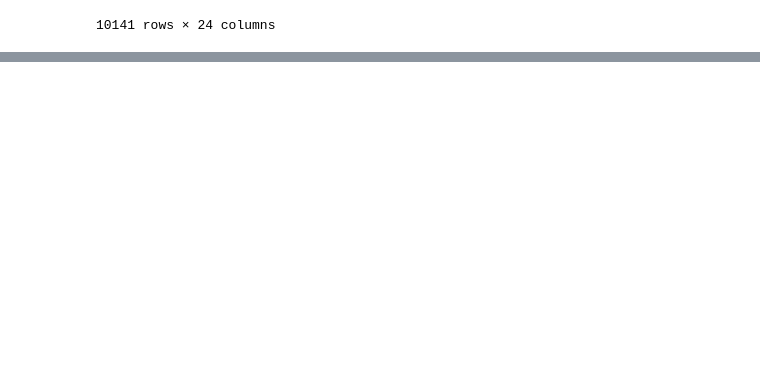
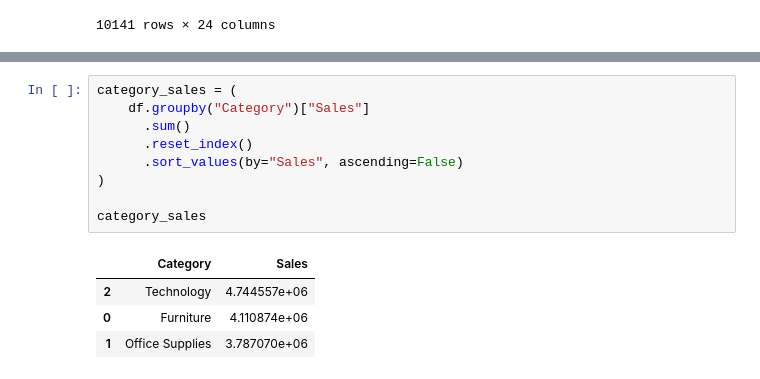
Before and after one commit to AiWriter404/sql-style-business-analysis, a Jupyter notebook: sql-style-business-analysis.ipynb, the cells around one changed output, grey strips where cells are left out. Drawn from its saved outputs; the diff is of its cells as text; blank space fills up the shorter version.

```diff
--- a/sql-style-business-analysis.ipynb
+++ b/sql-style-business-analysis.ipynb
@@ -162,0 +203,14 @@ df[df["Category"] == "Technology"]
+# %%
+category_sales = (
+    df.groupby("Category")["Sales"]
+      .sum()
+      .reset_index()
+      .sort_values(by="Sales", ascending=False)
+)
+
+category_sales
+# %% [output]
+|  | Category | Sales |
+| 2 | Technology | 4.744557e+06 |
+| 0 | Furniture | 4.110874e+06 |
+| 1 | Office Supplies | 3.787070e+06 |
```
Also changed, not shown: parts of 11 cells of this notebook.
